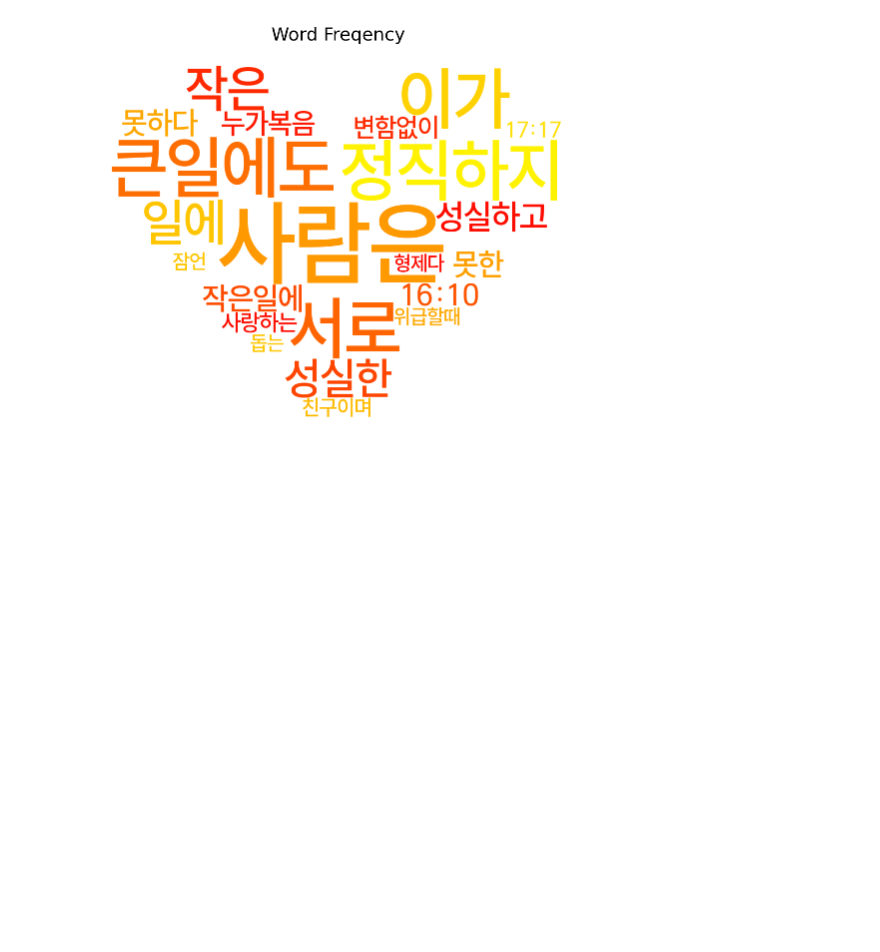
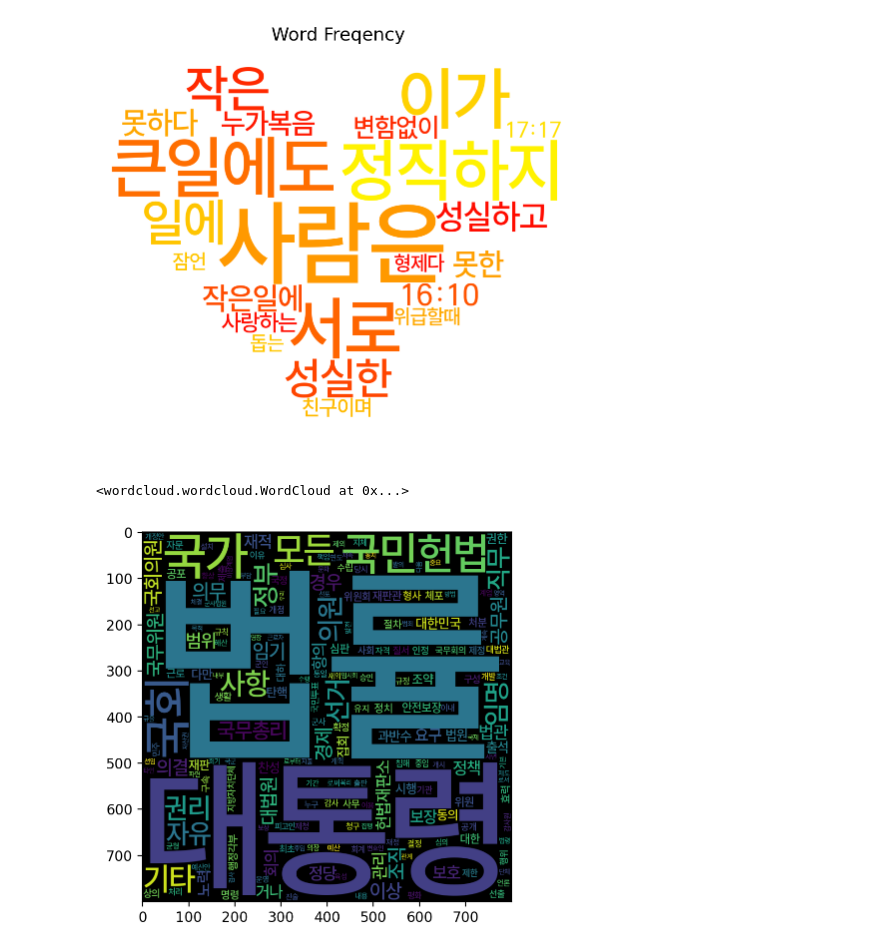
Before and after one commit to jennyshin01/python, a Jupyter notebook: 병수띠_기말고사_작업.ipynb, the cells around one changed output. Saved outputs shown, nothing was run; the diff lists cells and outputs as text; code cells hidden in the pictures; blank space fills up the shorter version.

```diff
--- a/병수띠_기말고사_작업.ipynb
+++ b/병수띠_기말고사_작업.ipynb
@@ -473,3 +473,29 @@ plt.axis('off')
 plt.show()
 # %% [output]
 [figure]
+# %%
+from http.client import OK
+from wordcloud import WordCloud
+import matplotlib.pyplot as plt
+from collections import Counter
+from konlpy.tag import Okt
+import numpy as np
+
+#텍스트 분석하기
+with open('/content/대한민국헌법(헌법).txt', 'r' , encoding='cp949') as f:text = f.read()
+okt = Okt()
+nouns = okt.nouns(text)
+words = [n for n in nouns if len(n)>1]
+c = Counter(words)
+
+#워드클라우드 생성하기
+wc = WordCloud(font_path='/content/Freesentation-5Medium.ttf', width=400, height=400, scale=2.0,
+               max_font_size=250)
+gen = wc.generate_from_frequencies(c)
+
+plt.figure()
+plt.imshow(gen)
+wc.to_file('헌법_워드클라우드.png')
+# %% [output]
+<wordcloud.wordcloud.WordCloud at 0x...>
+[figure, added]
```
Also changed, not shown: parts of 18 cells of this notebook.
